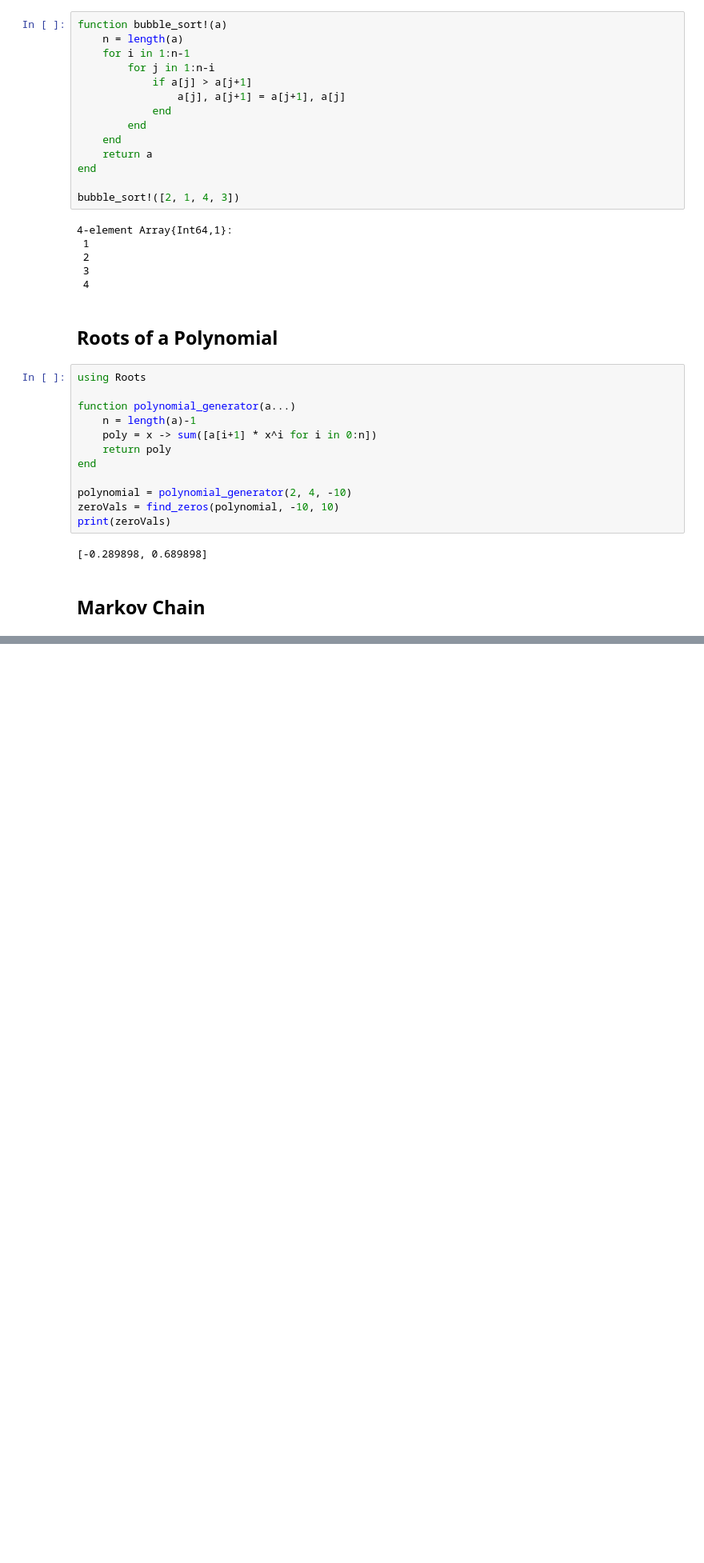
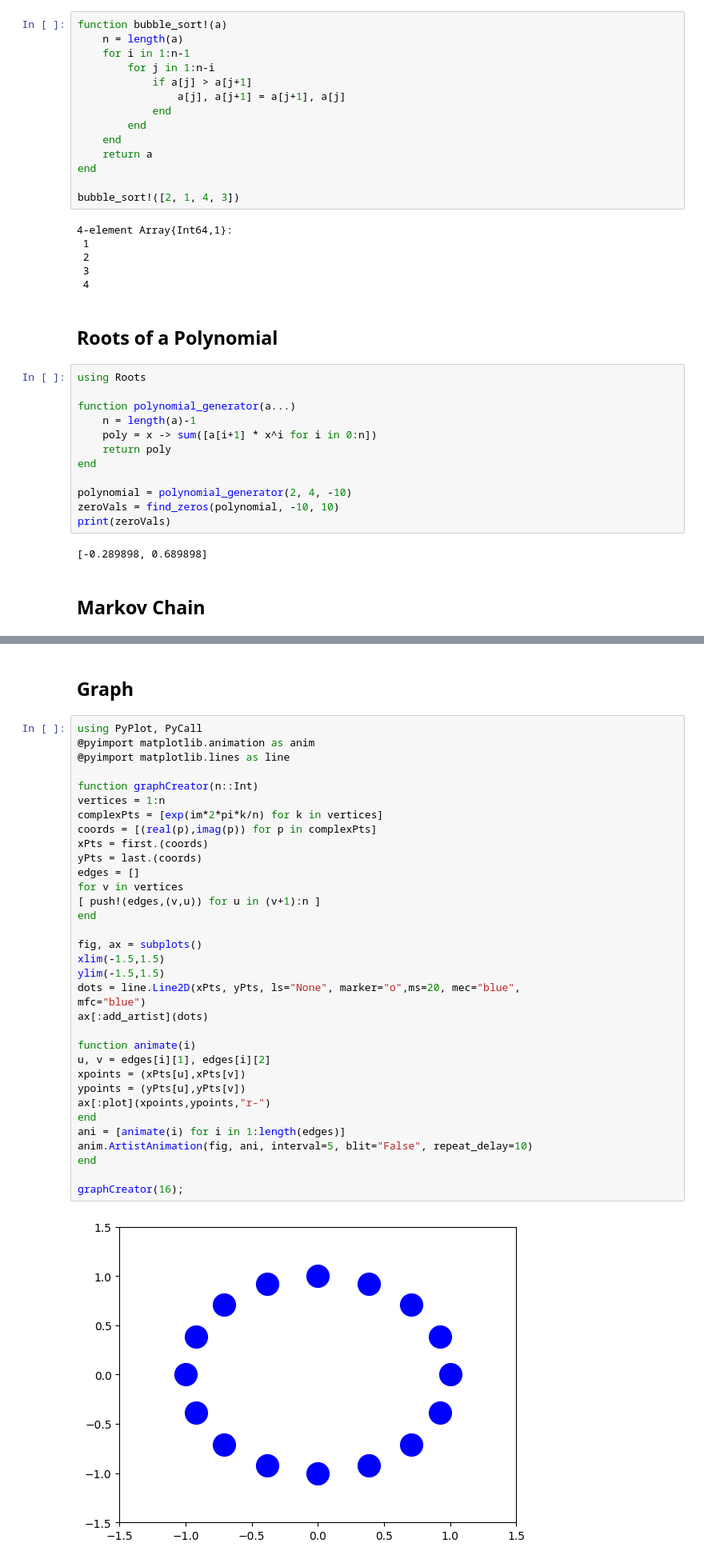
Before and after one commit to Chaanks/learn-julia, a Jupyter notebook: Crash_Course_by_Example.ipynb, the cells around one changed output, grey strips where cells are left out. Shown at 80% size. Drawn from its saved outputs; the diff is of its cells as text; blank space fills up the shorter version.

```diff
--- a/Crash_Course_by_Example.ipynb
+++ b/Crash_Course_by_Example.ipynb
@@ -75,0 +155,38 @@ piProb4 = numInState/N
+# %% [markdown]
+## Graph
+# %%
+using PyPlot, PyCall
+@pyimport matplotlib.animation as anim
+@pyimport matplotlib.lines as line
+
+function graphCreator(n::Int)
+vertices = 1:n
+complexPts = [exp(im*2*pi*k/n) for k in vertices]
+coords = [(real(p),imag(p)) for p in complexPts]
+xPts = first.(coords)
+yPts = last.(coords)
+edges = []
+for v in vertices
+[ push!(edges,(v,u)) for u in (v+1):n ]
+end
+
+fig, ax = subplots()
+xlim(-1.5,1.5)
+ylim(-1.5,1.5)
+dots = line.Line2D(xPts, yPts, ls="None", marker="o",ms=20, mec="blue",
+mfc="blue")
+ax[:add_artist](dots)
+
+function animate(i)
+u, v = edges[i][1], edges[i][2]
+xpoints = (xPts[u],xPts[v])
+ypoints = (yPts[u],yPts[v])
+ax[:plot](xpoints,ypoints,"r-")
+end
+ani = [animate(i) for i in 1:length(edges)]
+anim.ArtistAnimation(fig, ani, interval=5, blit="False", repeat_delay=10)
+end
+
+graphCreator(16);
+# %% [output]
+[figure, added]
```
Also changed, not shown: parts of 14 cells of this notebook, 1 other file.
